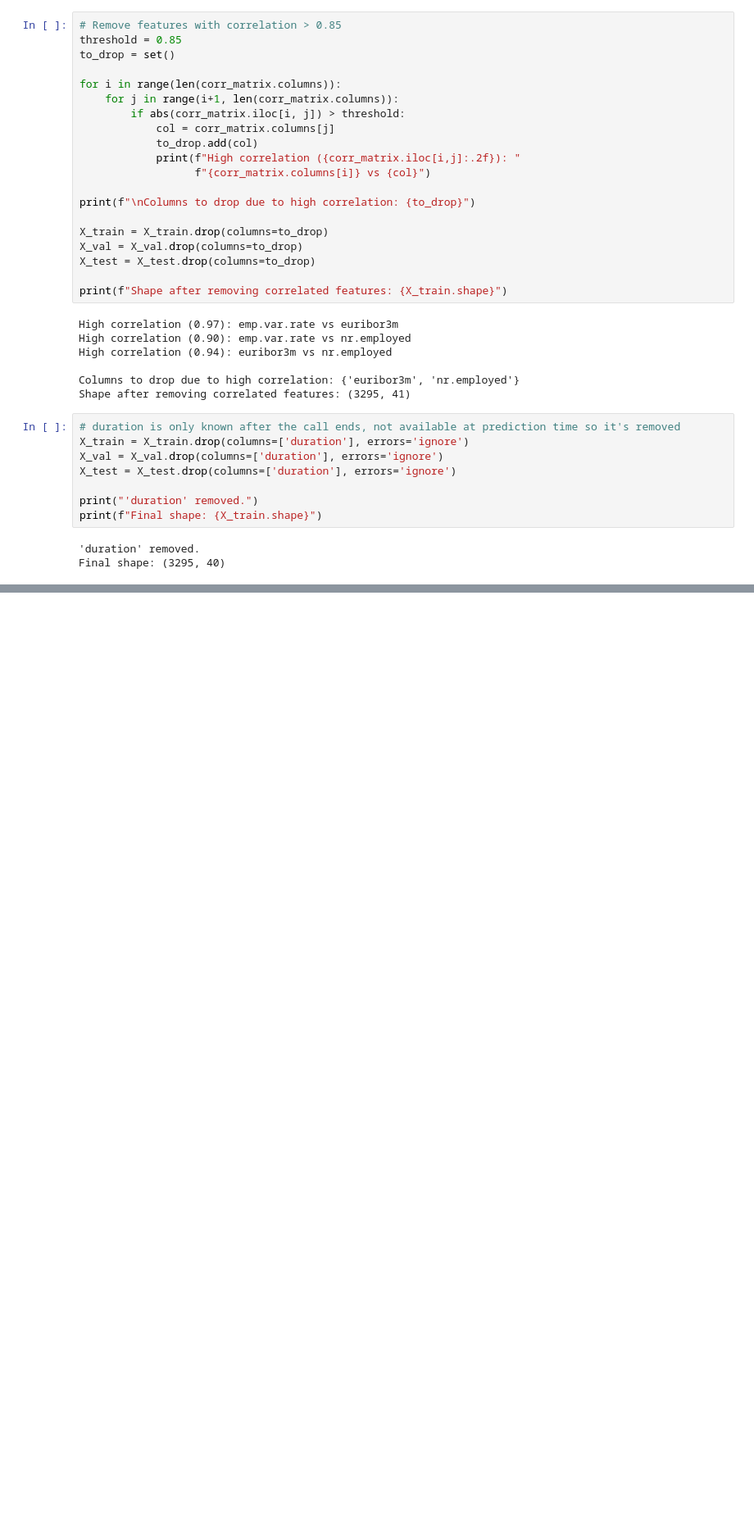
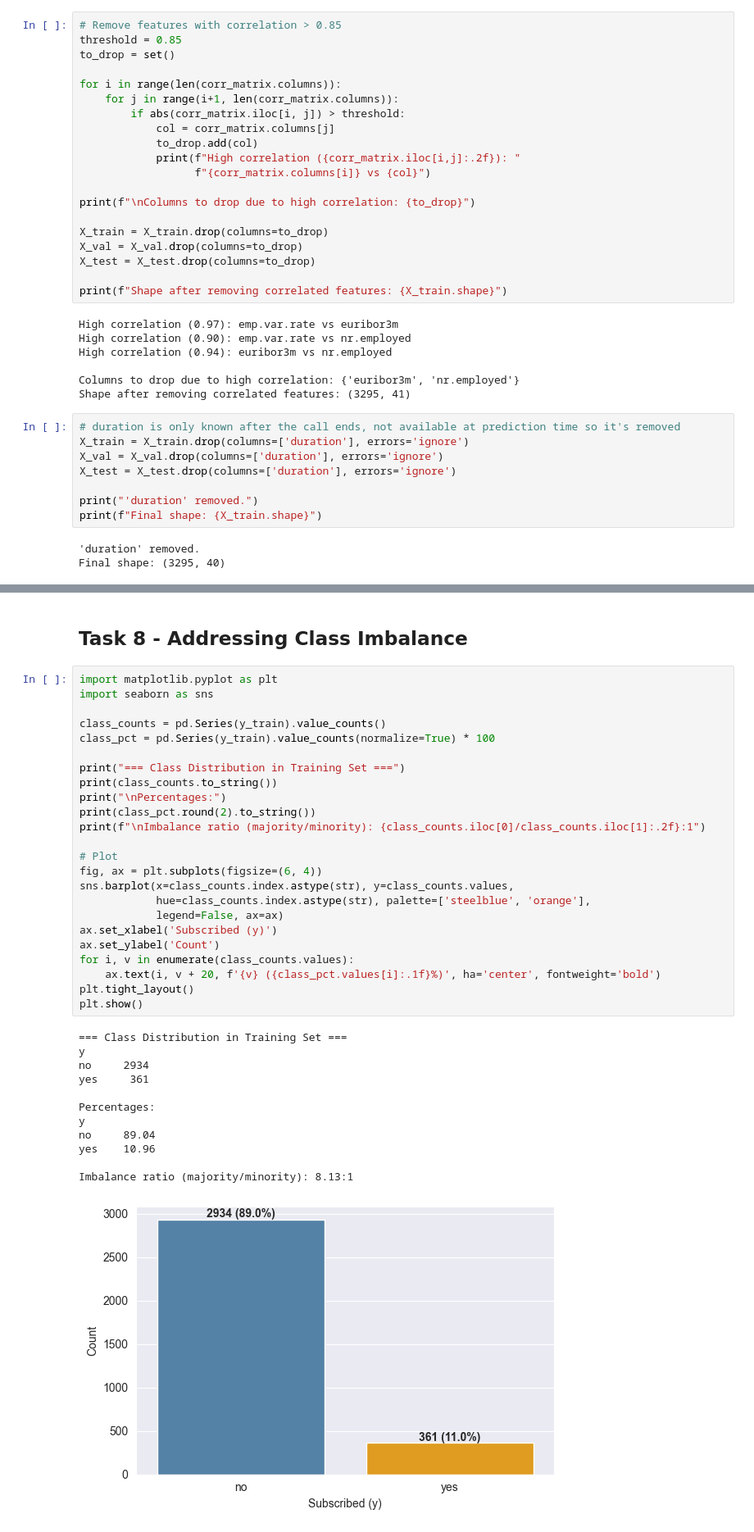
Before and after one commit to spaparo/ML-fundamentals-2026, a Jupyter notebook: assignment_1_sofia_paparo.ipynb, the cells around one changed output, grey strips where cells are left out. Shown at 82% size. Saved outputs shown, nothing was run; the diff lists cells and outputs as text; blank space fills up the shorter version.

```diff
--- a/assignment_1_sofia_paparo.ipynb
+++ b/assignment_1_sofia_paparo.ipynb
@@ -523,0 +550,39 @@ Final shape: (3295, 40)
+# %% [markdown]
+## Task 8 - Addressing Class Imbalance
+# %%
+import matplotlib.pyplot as plt
+import seaborn as sns
+
+class_counts = pd.Series(y_train).value_counts()
+class_pct = pd.Series(y_train).value_counts(normalize=True) * 100
+
+print("=== Class Distribution in Training Set ===")
+print(class_counts.to_string())
+print("\nPercentages:")
+print(class_pct.round(2).to_string())
+print(f"\nImbalance ratio (majority/minority): {class_counts.iloc[0]/class_counts.iloc[1]:.2f}:1")
+
+# Plot
+fig, ax = plt.subplots(figsize=(6, 4))
+sns.barplot(x=class_counts.index.astype(str), y=class_counts.values,
+            hue=class_counts.index.astype(str), palette=['steelblue', 'orange'],
+            legend=False, ax=ax)
+ax.set_xlabel('Subscribed (y)')
+ax.set_ylabel('Count')
+for i, v in enumerate(class_counts.values):
+    ax.text(i, v + 20, f'{v} ({class_pct.values[i]:.1f}%)', ha='center', fontweight='bold')
+plt.tight_layout()
+plt.show()
+# %% [output]
+=== Class Distribution in Training Set ===
+y
+no     2934
+yes     361
+
+Percentages:
+y
+no     89.04
+yes    10.96
+
+Imbalance ratio (majority/minority): 8.13:1
+[figure, added]
```
Also changed, not shown: parts of 14 cells of this notebook.
